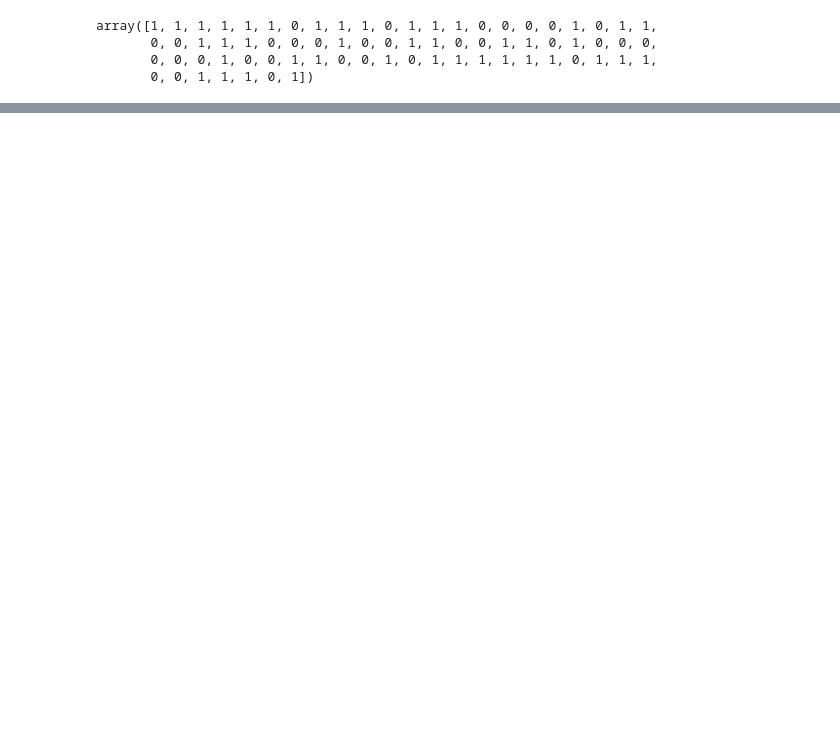
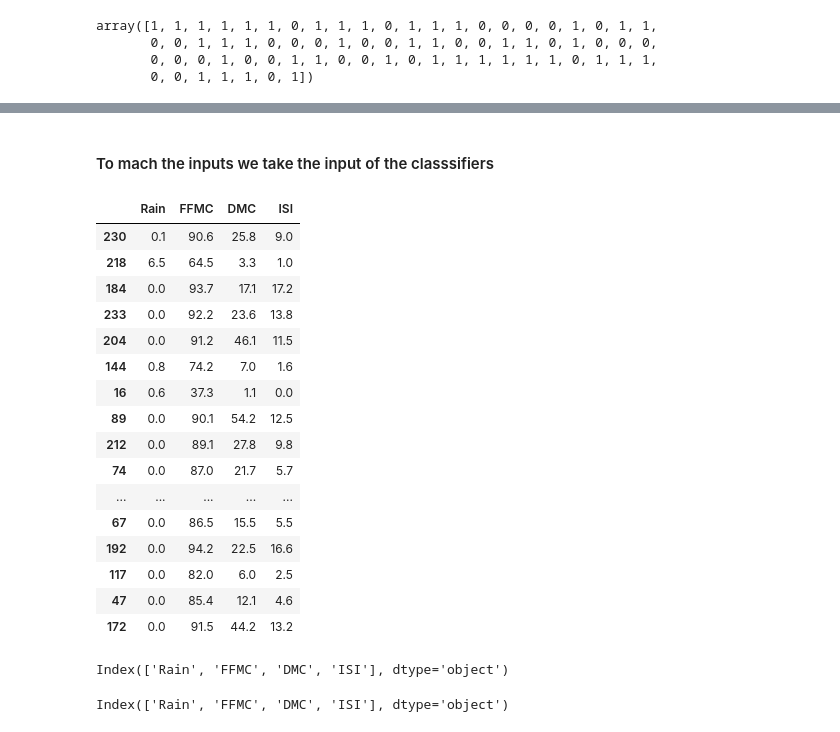
Before and after one commit to anugrahrk/Forest-fire, a Jupyter notebook: Forest_fire.ipynb, the cells around one changed output, grey strips where cells are left out. Drawn from its saved outputs; the diff is of its cells as text; code cells hidden in the pictures; blank space fills up the shorter version.

```diff
--- a/Forest_fire.ipynb
+++ b/Forest_fire.ipynb
@@ -1296,0 +1893,34 @@ Predicted Class: 1
+# %% [markdown]
+#### To mach the inputs we take the input of the classsifiers
+# %%
+
+X_train_new = X_train.drop(['Temperature', 'RH','Ws','FWI','DC','BUI'], axis=1)
+X_test_new = X_test.drop(['Temperature', 'RH','Ws','FWI','DC','BUI'], axis=1)
+# %%
+X_train_new
+# %% [output]
+|  | Rain | FFMC | DMC | ISI |
+| 230 | 0.1 | 90.6 | 25.8 | 9.0 |
+| 218 | 6.5 | 64.5 | 3.3 | 1.0 |
+| 184 | 0.0 | 93.7 | 17.1 | 17.2 |
+| 233 | 0.0 | 92.2 | 23.6 | 13.8 |
+| 204 | 0.0 | 91.2 | 46.1 | 11.5 |
+| 144 | 0.8 | 74.2 | 7.0 | 1.6 |
+| 16 | 0.6 | 37.3 | 1.1 | 0.0 |
+| 89 | 0.0 | 90.1 | 54.2 | 12.5 |
+| 212 | 0.0 | 89.1 | 27.8 | 9.8 |
+| 74 | 0.0 | 87.0 | 21.7 | 5.7 |
+| ... | ... | ... | ... | ... |
+| 67 | 0.0 | 86.5 | 15.5 | 5.5 |
+| 192 | 0.0 | 94.2 | 22.5 | 16.6 |
+| 117 | 0.0 | 82.0 | 6.0 | 2.5 |
+| 47 | 0.0 | 85.4 | 12.1 | 4.6 |
+| 172 | 0.0 | 91.5 | 44.2 | 13.2 |
+# %%
+X_train_new.columns
+# %% [output]
+Index(['Rain', 'FFMC', 'DMC', 'ISI'], dtype='object')
+# %%
+X_test_new.columns
+# %% [output]
+Index(['Rain', 'FFMC', 'DMC', 'ISI'], dtype='object')
```
Also changed, not shown: parts of 82 cells of this notebook, 17 other files.
